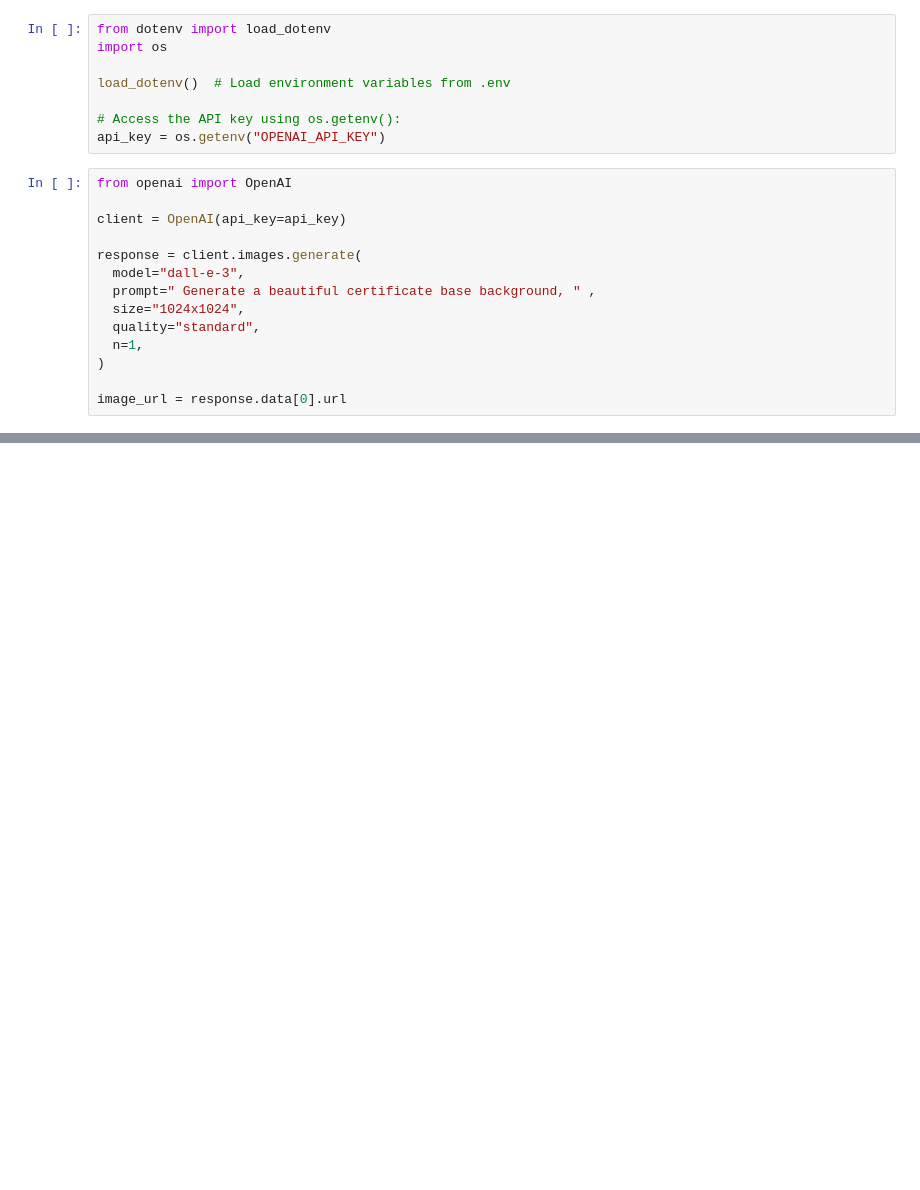
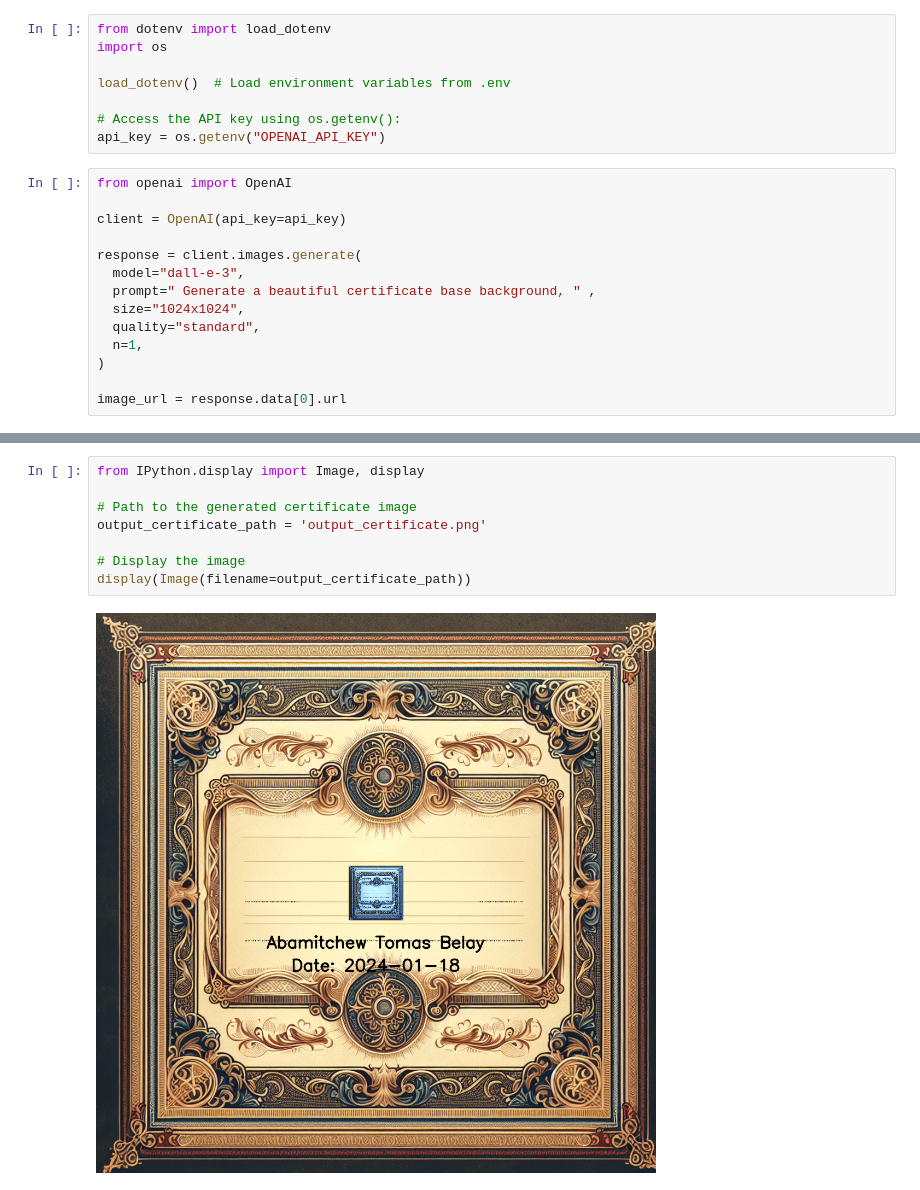
Before and after one commit to amitchew/10_acad_week_5, a Jupyter notebook: generate_image.ipynb, the cells around one changed output, grey strips where cells are left out. Drawn from its saved outputs; the diff is of its cells as text; blank space fills up the shorter version.

Commit message:
generate certeficate

```diff
--- a/generate_image.ipynb
+++ b/generate_image.ipynb
@@ -61,0 +127,10 @@ c:\Users\ragna\Documents\dev\10Academy\week_5\.venv\Scripts\python.exe
+# %%
+from IPython.display import Image, display
+
+# Path to the generated certificate image
+output_certificate_path = 'output_certificate.png'
+
+# Display the image
+display(Image(filename=output_certificate_path))
+# %% [output]
+[figure, added]
```
Also changed, not shown: parts of 9 cells of this notebook.
